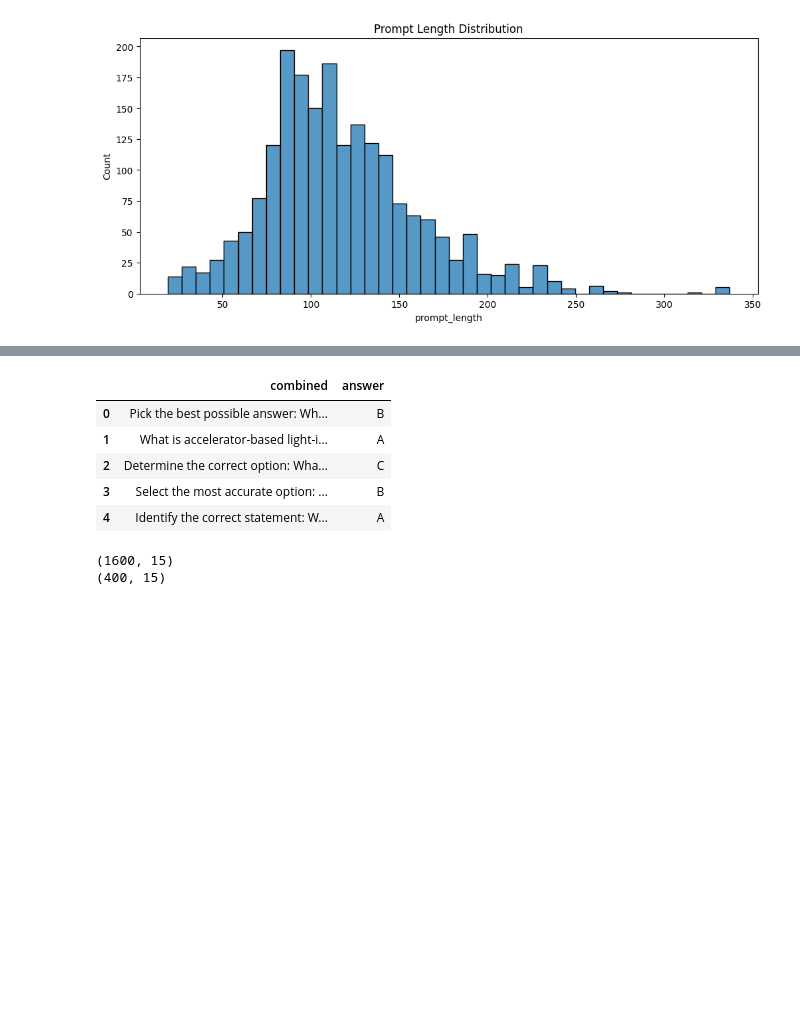
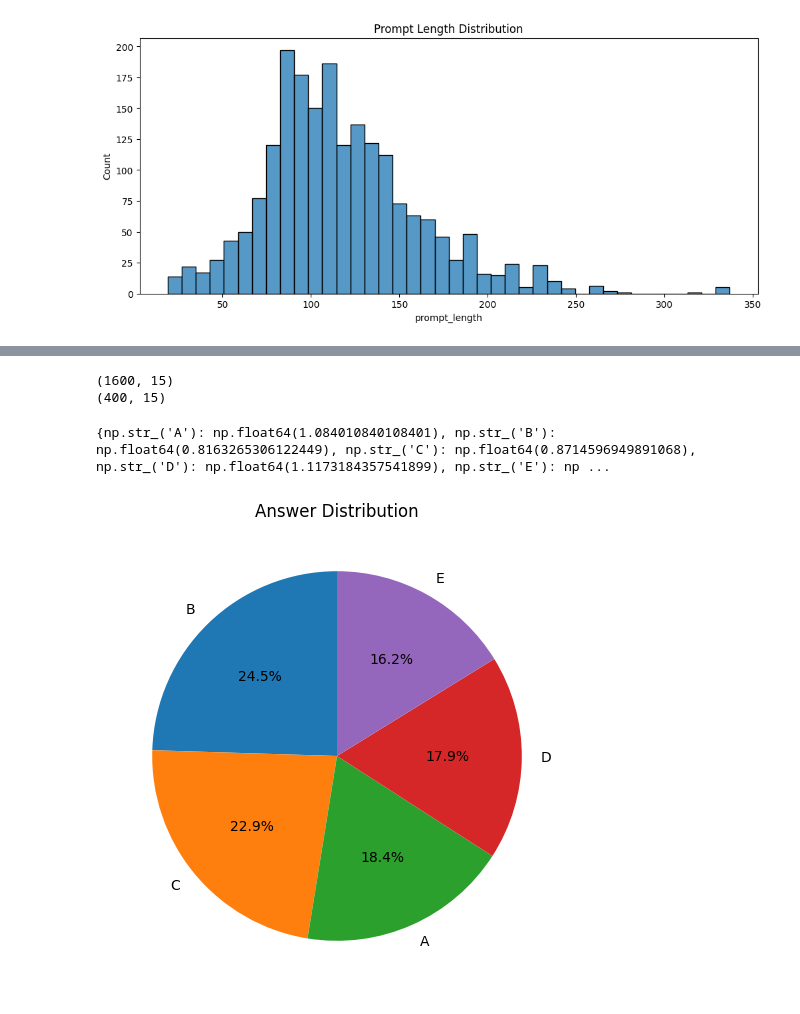
Before and after one commit to Chinni1904/DL_GenAI_202May6, a Jupyter notebook: dl-23ds3000191-notebook-t22026.ipynb, the cells around one changed output, grey strips where cells are left out. Drawn from its saved outputs; the diff is of its cells as text; code cells hidden in the pictures; blank space fills up the shorter version.

```diff
--- a/dl-23ds3000191-notebook-t22026.ipynb
+++ b/dl-23ds3000191-notebook-t22026.ipynb
@@ -163,26 +236,27 @@ Name: proportion, dtype: float64
 def combine_text(row):
 
     return (
-        row["prompt"]+
-        " [SEP] A "+row["A"]+
-        " [SEP] B "+row["B"]+
-        " [SEP] C "+row["C"]+
-        " [SEP] D "+row["D"]+
-        " [SEP] E "+row["E"]
+        row["prompt"]
+        + " [SEP] "
+        + "A "
+        + row["A"]
+        + " [SEP] "
+        + "B "
+        + row["B"]
+        + " [SEP] "
+        + "C "
+        + row["C"]
+        + " [SEP] "
+        + "D "
+        + row["D"]
+        + " [SEP] "
+        + "E "
+        + row["E"]
     )
 # %%
 train["combined"] = train.apply(combine_text,axis=1)
 
 test["combined"] = test.apply(combine_text,axis=1)
-# %%
-train[["combined","answer"]].head()
-# %% [output]
-|  | combined | answer |
-| 0 | Pick the best possible answer: Wh... | B |
-| 1 | What is accelerator-based light-i... | A |
-| 2 | Determine the correct option: Wha... | C |
-| 3 | Select the most accurate option: ... | B |
-| 4 | Identify the correct statement: W... | A |
 # %%
 train_df, valid_df = train_test_split(
     train,
@@ -196,6 +270,38 @@ print(valid_df.shape)
 # %% [output]
 (1600, 15)
 (400, 15)
+# %%
+from sklearn.utils.class_weight import compute_class_weight
+import numpy as np
+
+classes = np.array(sorted(train["answer"].unique()))
+
+weights = compute_class_weight(
+    class_weight="balanced",
+    classes=classes,
+    y=train["answer"]
+)
+
+class_weights = dict(zip(classes, weights))
+
+print(class_weights)
+# %% [output]
+{np.str_('A'): np.float64(1.084010840108401), np.str_('B'): np.float64(0.8163265306122449), np.str_('C'): np.float64(0.8714596949891068), np.str_('D'): np.float64(1.1173184357541899), np.str_('E'): np ...
+# %%
+plt.figure(figsize=(6,6))
+
+train["answer"].value_counts().plot(
+    kind="pie",
+    autopct="%1.1f%%",
+    startangle=90
+)
+
+plt.ylabel("")
+plt.title("Answer Distribution")
+
+plt.show()
+# %% [output]
+[figure, added]
 # %%
 train_df.to_csv("train_processed.csv",index=False)
 
```
Also changed, not shown: parts of 23 cells of this notebook.
